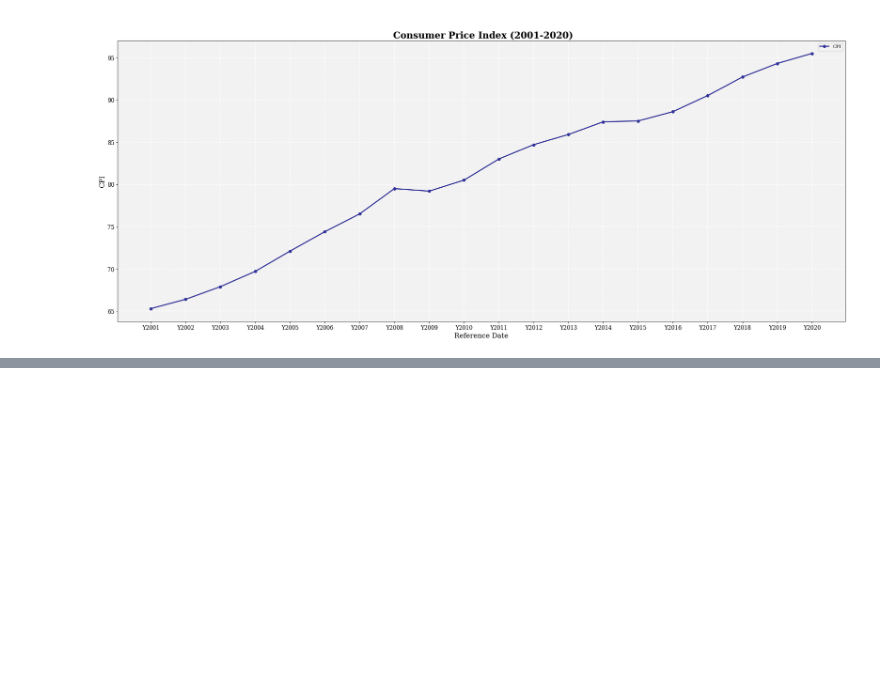
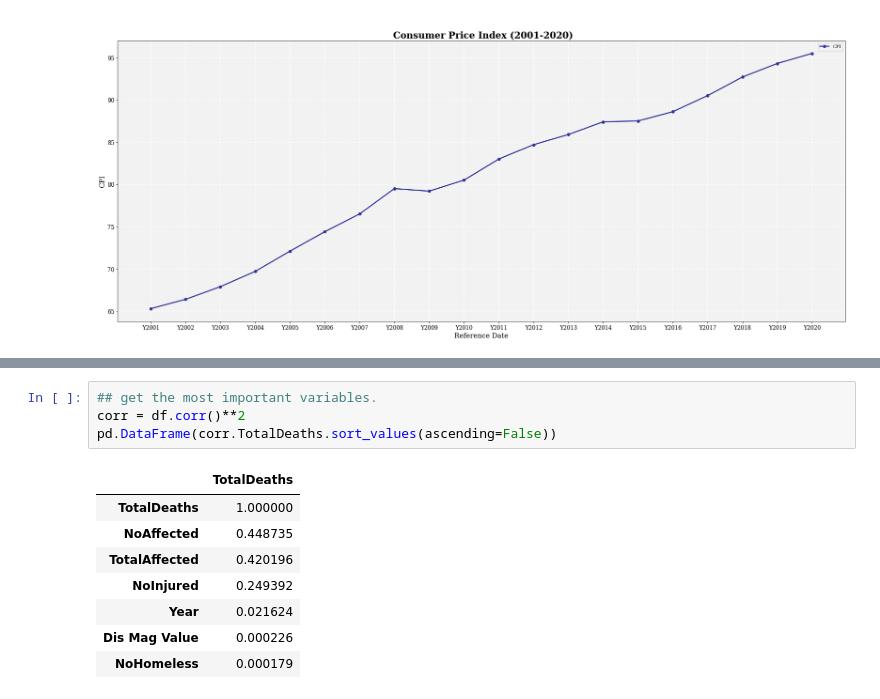
Before and after one commit to KarlAndreiCalimutan/Beta-Tech_BSIT_3207, a Jupyter notebook: Datasets_visual.ipynb, the cells around one changed output, grey strips where cells are left out. Saved outputs shown, nothing was run; the diff lists cells and outputs as text; blank space fills up the shorter version.

```diff
--- a/Datasets_visual.ipynb
+++ b/Datasets_visual.ipynb
@@ -302,3 +302,16 @@ pd.DataFrame(abs(df.corr()['Total Deaths']).sort_values(ascending = False))
+# %%
+## get the most important variables.
+corr = df.corr()**2
+pd.DataFrame(corr.TotalDeaths.sort_values(ascending=False))
+# %% [output]
+|  | TotalDeaths |
+| TotalDeaths | 1.000000 |
+| NoAffected | 0.448735 |
+| TotalAffected | 0.420196 |
+| NoInjured | 0.249392 |
+| Year | 0.021624 |
+| Dis Mag Value | 0.000226 |
+| NoHomeless | 0.000179 |
 # %%
 #changing the size of the entire graph
 f = plt.figure(tight_layout=True)
```
Also changed, not shown: parts of 5 cells of this notebook.
